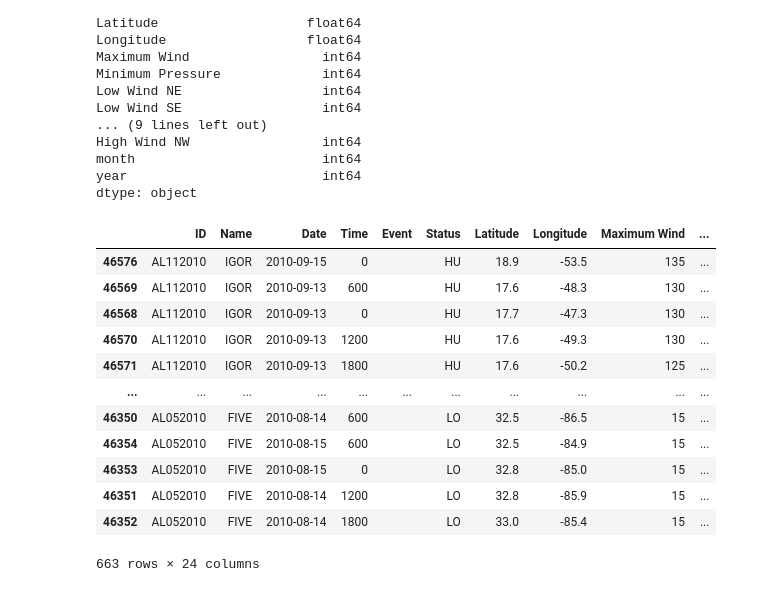
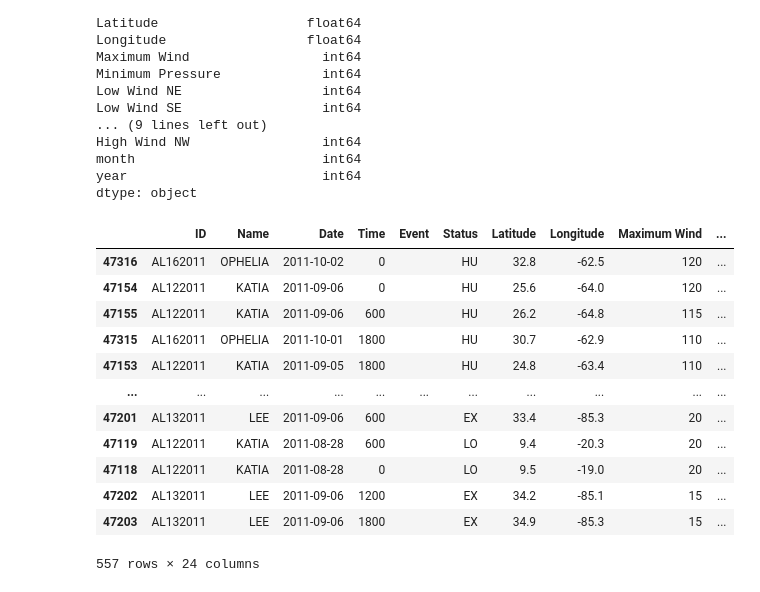
Before and after one commit to reneroliveira/Hurricane_Project, a Jupyter notebook: Exploratory_Data_Analysis.ipynb, the cells around one changed output. Saved outputs shown, nothing was run; the diff lists cells and outputs as text; code cells hidden in the pictures.

```diff
--- a/Exploratory_Data_Analysis.ipynb
+++ b/Exploratory_Data_Analysis.ipynb
@@ -321,21 +321,21 @@ month                        int64
 year                         int64
 dtype: object
 # %%
-df[df.year==2010].sort_values(by='Maximum Wind',ascending=0)
+df[df.year==2011].sort_values(by='Maximum Wind',ascending=0)
 # %% [output]
 |  | ID | Name | Date | Time | Event | Status | Latitude | Longitude | Maximum Wind | ... |
-| 46576 | AL112010 | IGOR | 2010-09-15 | 0 |  | HU | 18.9 | -53.5 | 135 | ... |
-| 46569 | AL112010 | IGOR | 2010-09-13 | 600 |  | HU | 17.6 | -48.3 | 130 | ... |
-| 46568 | AL112010 | IGOR | 2010-09-13 | 0 |  | HU | 17.7 | -47.3 | 130 | ... |
-| 46570 | AL112010 | IGOR | 2010-09-13 | 1200 |  | HU | 17.6 | -49.3 | 130 | ... |
-| 46571 | AL112010 | IGOR | 2010-09-13 | 1800 |  | HU | 17.6 | -50.2 | 125 | ... |
+| 47316 | AL162011 | OPHELIA | 2011-10-02 | 0 |  | HU | 32.8 | -62.5 | 120 | ... |
+| 47154 | AL122011 | KATIA | 2011-09-06 | 0 |  | HU | 25.6 | -64.0 | 120 | ... |
+| 47155 | AL122011 | KATIA | 2011-09-06 | 600 |  | HU | 26.2 | -64.8 | 115 | ... |
+| 47315 | AL162011 | OPHELIA | 2011-10-01 | 1800 |  | HU | 30.7 | -62.9 | 110 | ... |
+| 47153 | AL122011 | KATIA | 2011-09-05 | 1800 |  | HU | 24.8 | -63.4 | 110 | ... |
 | ... | ... | ... | ... | ... | ... | ... | ... | ... | ... | ... |
-| 46350 | AL052010 | FIVE | 2010-08-14 | 600 |  | LO | 32.5 | -86.5 | 15 | ... |
-| 46354 | AL052010 | FIVE | 2010-08-15 | 600 |  | LO | 32.5 | -84.9 | 15 | ... |
-| 46353 | AL052010 | FIVE | 2010-08-15 | 0 |  | LO | 32.8 | -85.0 | 15 | ... |
-| 46351 | AL052010 | FIVE | 2010-08-14 | 1200 |  | LO | 32.8 | -85.9 | 15 | ... |
-| 46352 | AL052010 | FIVE | 2010-08-14 | 1800 |  | LO | 33.0 | -85.4 | 15 | ... |
+| 47201 | AL132011 | LEE | 2011-09-06 | 600 |  | EX | 33.4 | -85.3 | 20 | ... |
+| 47119 | AL122011 | KATIA | 2011-08-28 | 600 |  | LO | 9.4 | -20.3 | 20 | ... |
+| 47118 | AL122011 | KATIA | 2011-08-28 | 0 |  | LO | 9.5 | -19.0 | 20 | ... |
+| 47202 | AL132011 | LEE | 2011-09-06 | 1200 |  | EX | 34.2 | -85.1 | 15 | ... |
+| 47203 | AL132011 | LEE | 2011-09-06 | 1800 |  | EX | 34.9 | -85.3 | 15 | ... |
-663 rows × 24 columns
+557 rows × 24 columns
 # %%
 # from cartopy import features.Border
 import tropycal.tracks as tracks
```
Also changed, not shown: parts of 4 cells of this notebook.
